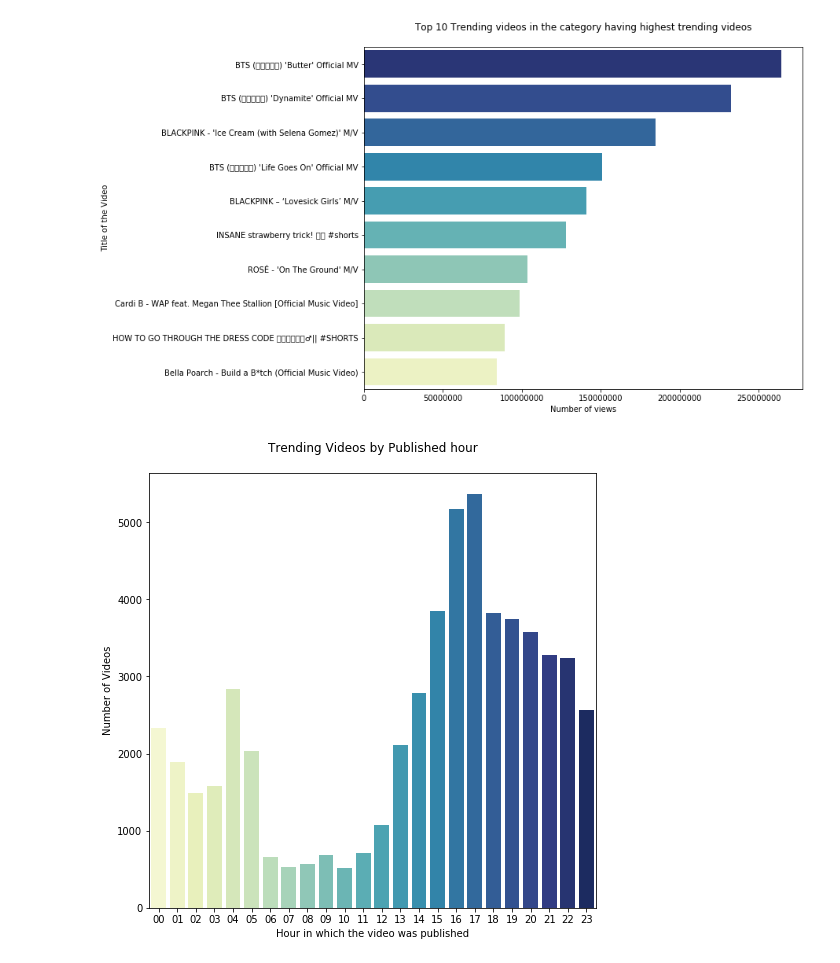
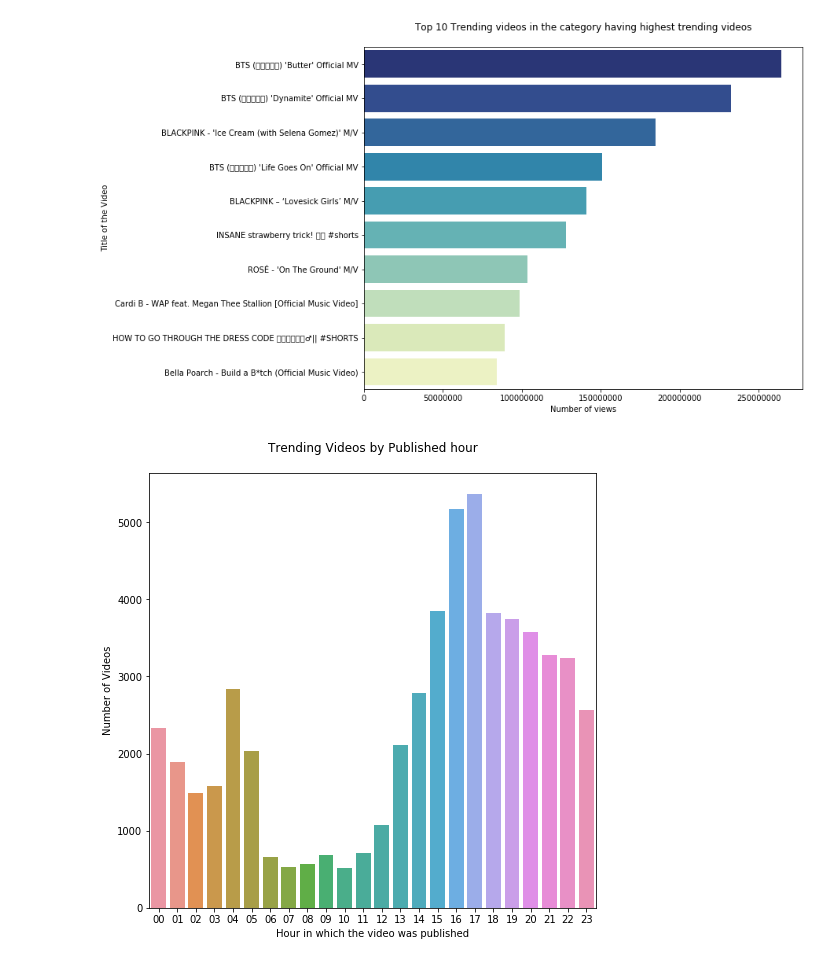
Before and after one commit to MRDVGroupProjectCSPB4502/MRDVGroupProjectCSPB4502, a Jupyter notebook: src/Dan/EDA_Dan.ipynb, the cells around one changed output. Saved outputs shown, nothing was run; the diff lists cells and outputs as text; code cells hidden in the pictures.

```diff
--- a/src/Dan/EDA_Dan.ipynb
+++ b/src/Dan/EDA_Dan.ipynb
@@ -155,18 +156,18 @@ plt.show()
 # %%
 # video publishing hour impact on trending videos
 # extract published hour from the publishedAt
 trend_videos["publish_hour"] = trend_videos["publishedAt"].apply(lambda x: x[11:13])
 
 # plot no of videos published by hour
 videos_by_pub_hour = trend_videos.groupby("publish_hour").size().reset_index(name="no_of_videos")
 
 fig, ax = plt.subplots(figsize=(8,8))
-vph_plot = sns.barplot(x="publish_hour", y="no_of_videos", data=videos_by_pub_hour,palette="YlGnBu")
+vph_plot = sns.barplot(x="publish_hour", y="no_of_videos", data=videos_by_pub_hour)
 vph_plot = ax.set(xlabel="Hour in which the video was published", ylabel="Number of Videos")
 plt.title("Trending Videos by Published hour\n")
 plt.show()
 # %% [output]
-[figure, old version]
+[figure, new version]
 # %%
 # video published by hour and category
 # plot videos published by hour and category
```
Also changed, not shown: parts of 15 cells of this notebook.
